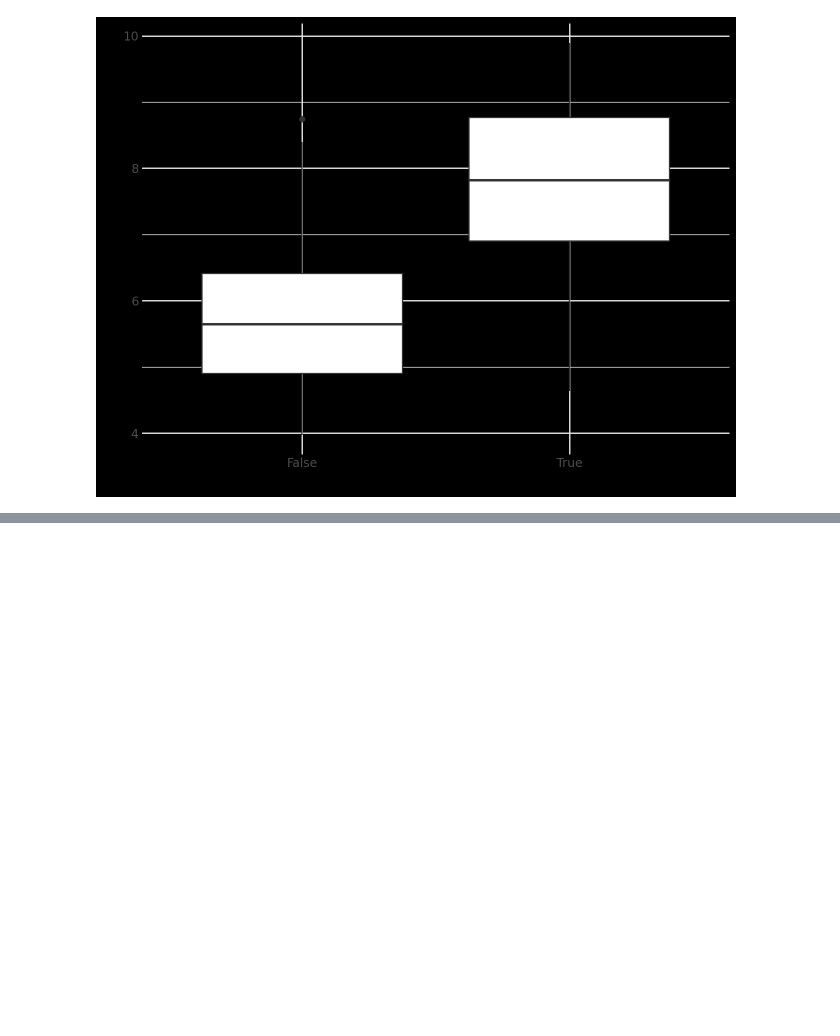
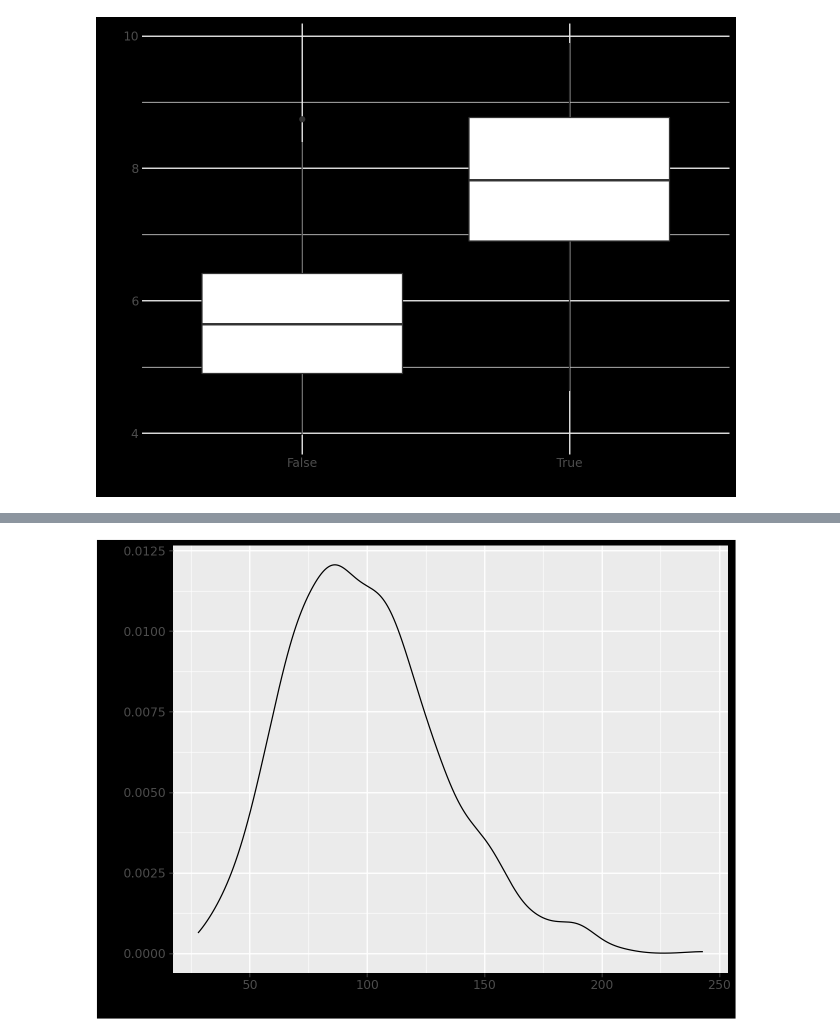
Before and after one commit to areiljan/DataScience, a Jupyter notebook: EX8/8.ipynb, the cells around one changed output, grey strips where cells are left out. Drawn from its saved outputs; the diff is of its cells as text; code cells hidden in the pictures; blank space fills up the shorter version.

```diff
--- a/EX8/8.ipynb
+++ b/EX8/8.ipynb
@@ -74,0 +203,4 @@ plot_growth_one_mk(growth_analysis, 'gene_A')
+# %%
+ggplot(stats_pitfalls, aes(x='group2')) + geom_density()
+# %% [output]
+[figure, added]
```
Also changed, not shown: parts of 23 cells of this notebook, 2 other files.
